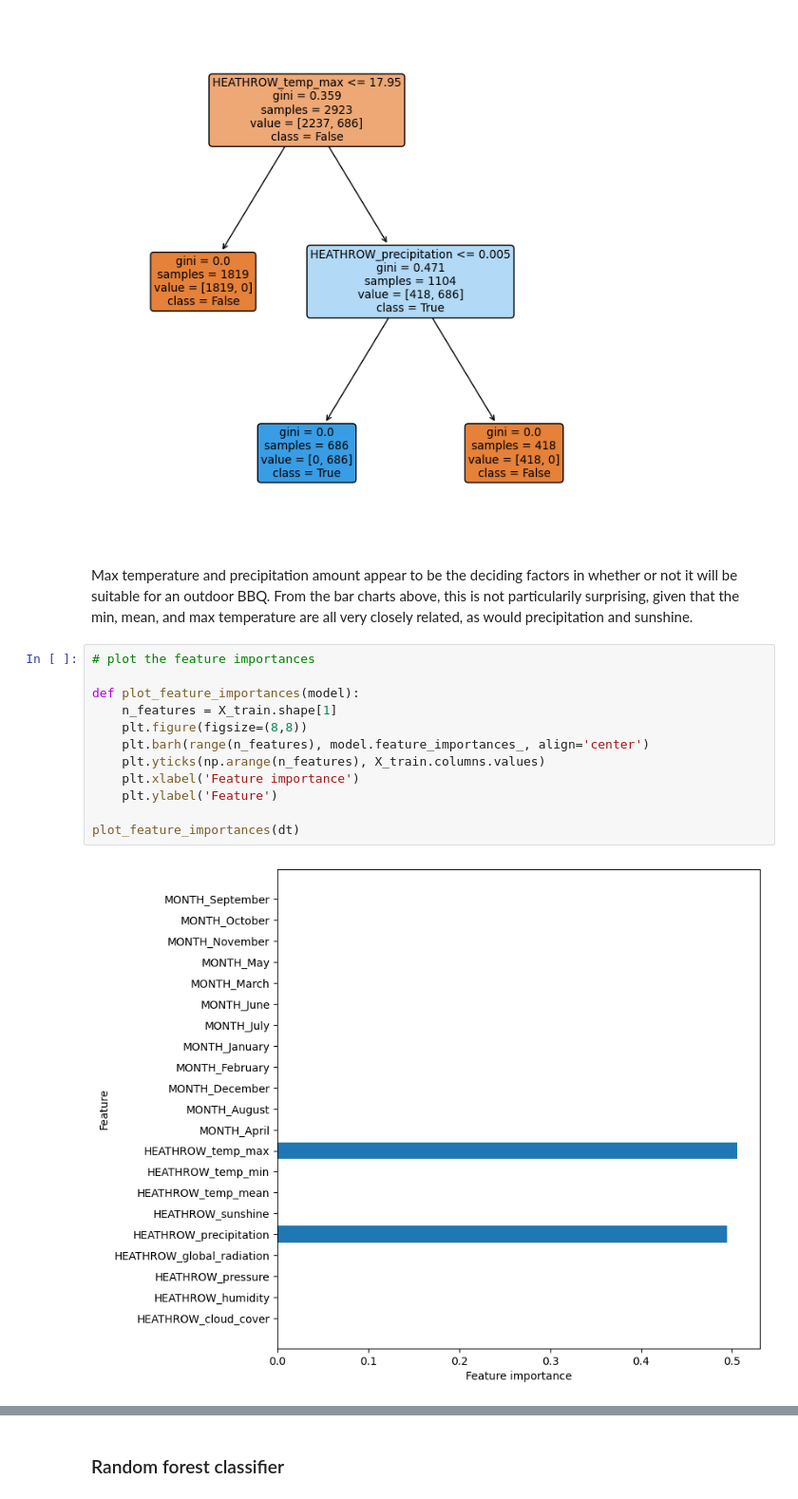
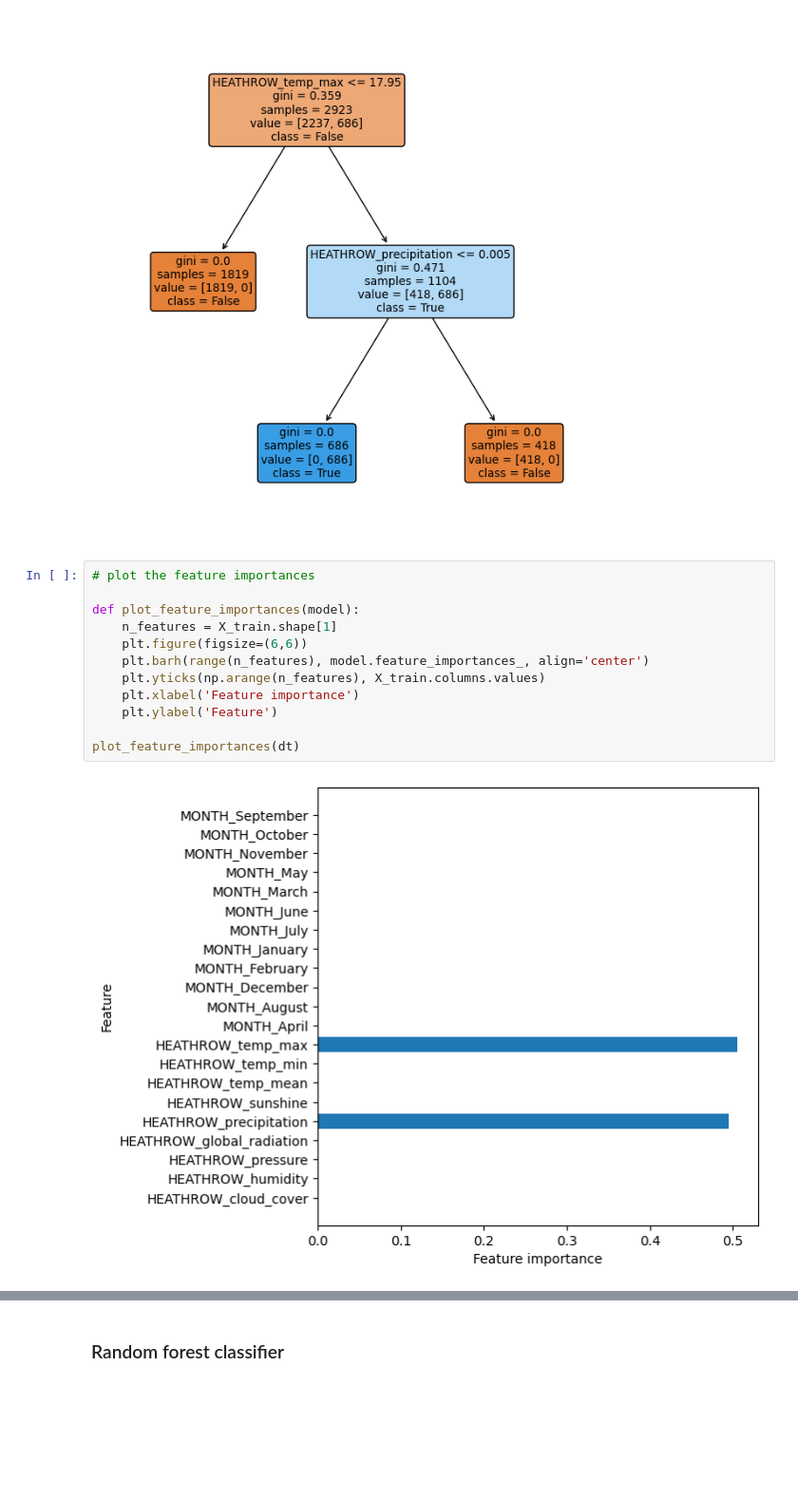
Before and after one commit to lalynjay/weather_classification, a Jupyter notebook: weather_classification.ipynb, the cells around one changed output, grey strips where cells are left out. Shown at 95% size. Drawn from its saved outputs; the diff is of its cells as text; blank space fills up the shorter version.

```diff
--- a/weather_classification.ipynb
+++ b/weather_classification.ipynb
@@ -574,19 +662,17 @@ tree.plot_tree(dt,
 plt.show()
 # %% [output]
 [figure]
-# %% [markdown]
-Max temperature and precipitation amount appear to be the deciding factors in whether or not it will be suitable for an outdoor BBQ. From the bar charts above, this is not particularily surprising, given that the min, mean, and max temperature are all very closely related, as would precipitation and sunshine.
 # %%
 # plot the feature importances
 
 def plot_feature_importances(model):
     n_features = X_train.shape[1]
-    plt.figure(figsize=(8,8))
+    plt.figure(figsize=(6,6))
     plt.barh(range(n_features), model.feature_importances_, align='center')
     plt.yticks(np.arange(n_features), X_train.columns.values)
     plt.xlabel('Feature importance')
     plt.ylabel('Feature')
 
 plot_feature_importances(dt)
 # %% [output]
-[figure, old version]
+[figure, new version]
```
Also changed, not shown: parts of 78 cells of this notebook, 1 other file.
